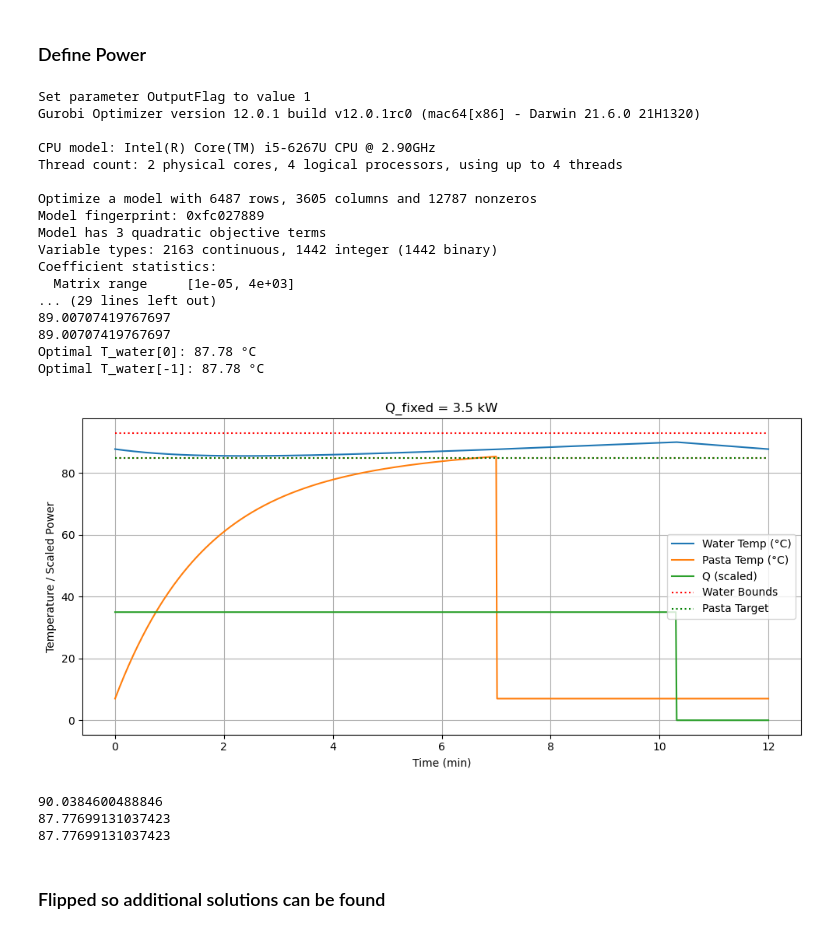
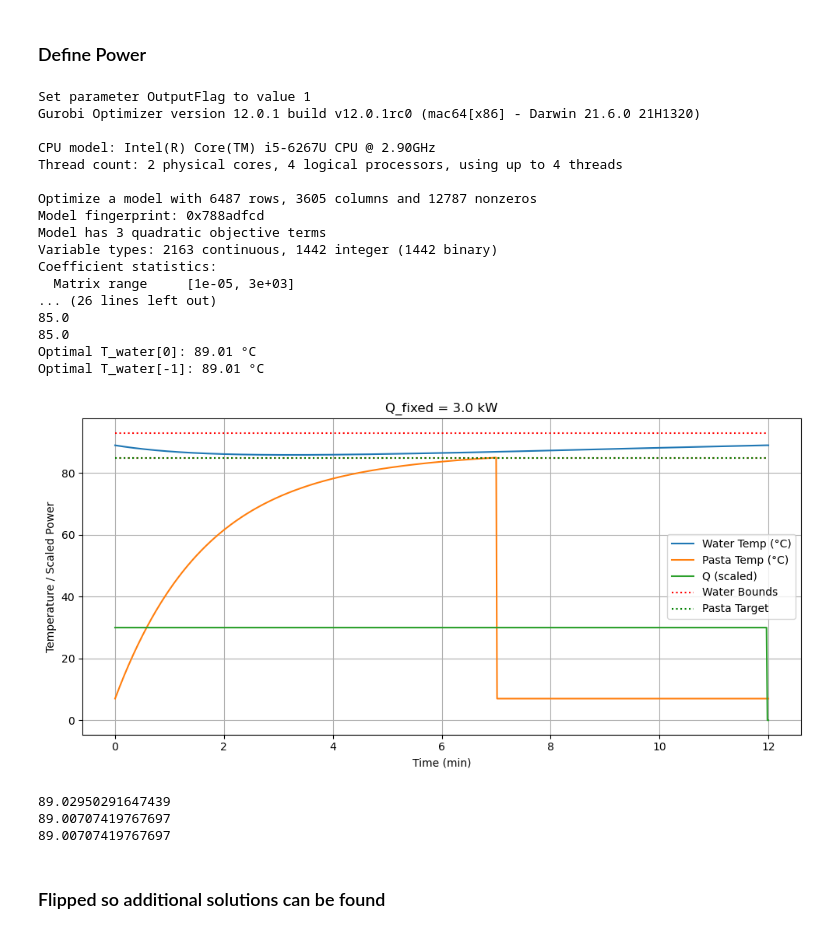
Before and after one commit to ahaeseli/SHC_project, a Jupyter notebook: gurobi.ipynb, the cells around one changed output. Saved outputs shown, nothing was run; the diff lists cells and outputs as text; code cells hidden in the pictures.

```diff
--- a/gurobi.ipynb
+++ b/gurobi.ipynb
@@ -399,7 +399,7 @@ import numpy as np
 import matplotlib.pyplot as plt
 
 # Fixierter Wert:
-Q_fixed_val = 3500  # Watt
+Q_fixed_val = 3000  # Watt
 
 # Time settings
 cook_s = 7 * 60
@@ -501,50 +501,50 @@ if model.status == GRB.OPTIMAL:
     T_pasta_vals = np.array([T_pasta[i].X for i in range(n_total)])
 
     print(f"Optimal T_water[0]: {T_water[0].X:.2f} °C")
     print(f"Optimal T_water[-1]: {T_water[n_total - 1].X:.2f} °C")
 
     # Plotting
     plt.figure(figsize=(10, 5))
     plt.plot(t / 60, T_water_vals, label="Water Temp (°C)")
     plt.plot(t / 60, T_pasta_vals, label="Pasta Temp (°C)")
     plt.plot(t / 60, Q_vals / 100, label="Q (scaled)")
     plt.hlines([85, 93], 0, t[-1] / 60, colors='r', linestyles='dotted', label="Water Bounds")
     plt.hlines([85], 0, t[-1] / 60, colors='g', linestyles='dotted', label="Pasta Target")
     plt.xlabel("Time (min)")
     plt.ylabel("Temperature / Scaled Power")
     plt.title(f"Q_fixed = {Q_fixed_val / 1000:.1f} kW")
     plt.grid()
     plt.legend()
     plt.tight_layout()
     plt.show()
 # %% [output]
 Set parameter OutputFlag to value 1
 Gurobi Optimizer version 12.0.1 build v12.0.1rc0 (mac64[x86] - Darwin 21.6.0 21H1320)
 
 CPU model: Intel(R) Core(TM) i5-6267U CPU @ 2.90GHz
 Thread count: 2 physical cores, 4 logical processors, using up to 4 threads
 
 Optimize a model with 6487 rows, 3605 columns and 12787 nonzeros
-Model fingerprint: 0xfc027889
+Model fingerprint: 0x788adfcd
 Model has 3 quadratic objective terms
 Variable types: 2163 continuous, 1442 integer (1442 binary)
 Coefficient statistics:
-  Matrix range     [1e-05, 4e+03]
-... (29 lines left out)
-89.00707419767697
-89.00707419767697
-Optimal T_water[0]: 87.78 °C
-Optimal T_water[-1]: 87.78 °C
+  Matrix range     [1e-05, 3e+03]
+... (26 lines left out)
+85.0
+85.0
+Optimal T_water[0]: 89.01 °C
+Optimal T_water[-1]: 89.01 °C
-[figure, old version]
+[figure, new version]
 # %%
 
 print(max(T_water_vals))
 print(T_water_vals[0])
 print(T_water_vals[-1])
 # %% [output]
-90.0384600488846
-87.77699131037423
-87.77699131037423
+89.02950291647439
+89.00707419767697
+89.00707419767697
 # %% [markdown]
 ### Flipped so additional solutions can be found
 # %%
```
Also changed, not shown: parts of 3 cells of this notebook.
